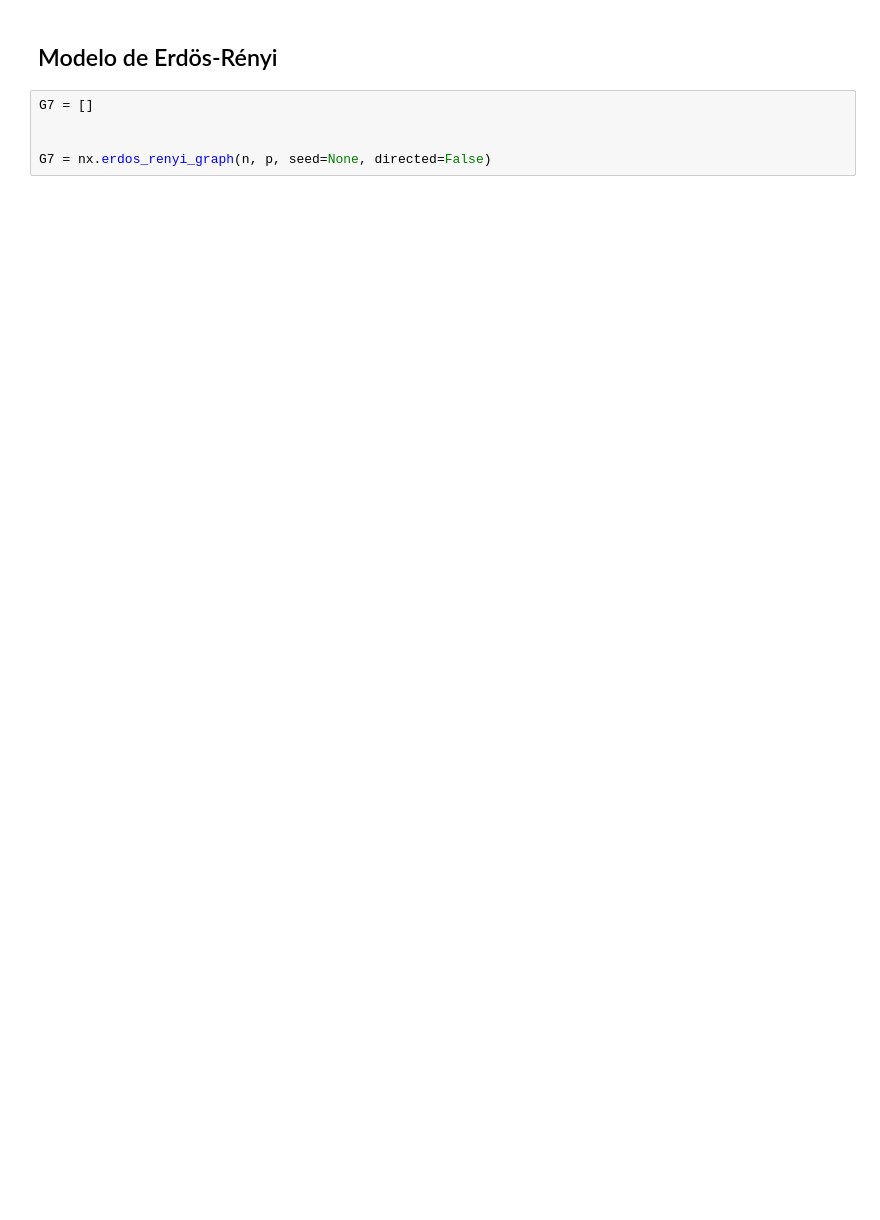
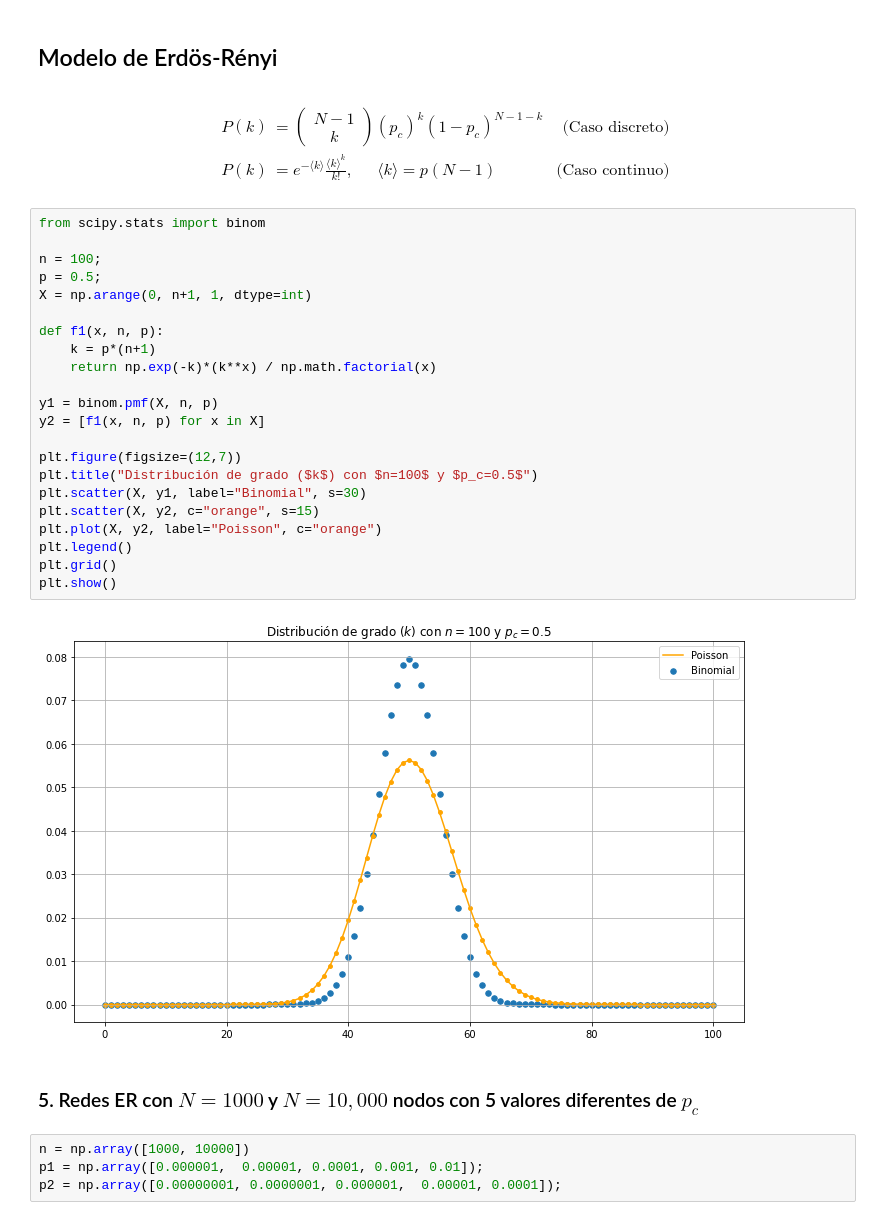
Before and after one commit to joshbrx/VoterModel_Network, a Jupyter notebook: Tipos y modelos de redes.ipynb, the cells around one changed output. Saved outputs shown, nothing was run; the diff lists cells and outputs as text; blank space fills up the shorter version.

```diff
--- a/Tipos y modelos de redes.ipynb
+++ b/Tipos y modelos de redes.ipynb
@@ -227,7 +226,38 @@ degree_analysis(G6, pos=pos, title=r"Red no dirigida de tamaño $N$ con $k_i=2$
 # %% [markdown]
 ## Modelo de Erdös-Rényi
+# %% [markdown]
+
+\begin{align*}
+    P(k) &= \begin{pmatrix} N-1 \\ k \end{pmatrix} (p_c)^k \left(1-p_c\right)^{N-1-k} &\text{(Caso discreto})\\
+    P(k) &= e^{-\langle k\rangle}\frac{\langle k\rangle^k}{k!},\ \quad\  \langle k\rangle=p(N-1) &\text{(Caso continuo)}
+\end{align*}
 # %%
-G7 = []
+from scipy.stats import binom
 
+n = 100;
+p = 0.5;
+X = np.arange(0, n+1, 1, dtype=int)
 
-G7 = nx.erdos_renyi_graph(n, p, seed=None, directed=False)
+def f1(x, n, p):
+    k = p*(n+1)
+    return np.exp(-k)*(k**x) / np.math.factorial(x)
+
+y1 = binom.pmf(X, n, p)
+y2 = [f1(x, n, p) for x in X]
+
+plt.figure(figsize=(12,7))
+plt.title("Distribución de grado ($k$) con $n=100$ y $p_c=0.5$")
+plt.scatter(X, y1, label="Binomial", s=30)
+plt.scatter(X, y2, c="orange", s=15)
+plt.plot(X, y2, label="Poisson", c="orange")
+plt.legend()
+plt.grid()
+plt.show()
+# %% [output]
+[figure, added]
+# %% [markdown]
+### 5. Redes ER con $N=1000$ y $N=10,000$ nodos con 5 valores diferentes de $p_c$
+# %%
+n = np.array([1000, 10000])
+p1 = np.array([0.000001,  0.00001, 0.0001, 0.001, 0.01]);
+p2 = np.array([0.00000001, 0.0000001, 0.000001,  0.00001, 0.0001]);
```
Also changed, not shown: parts of 13 cells of this notebook.
